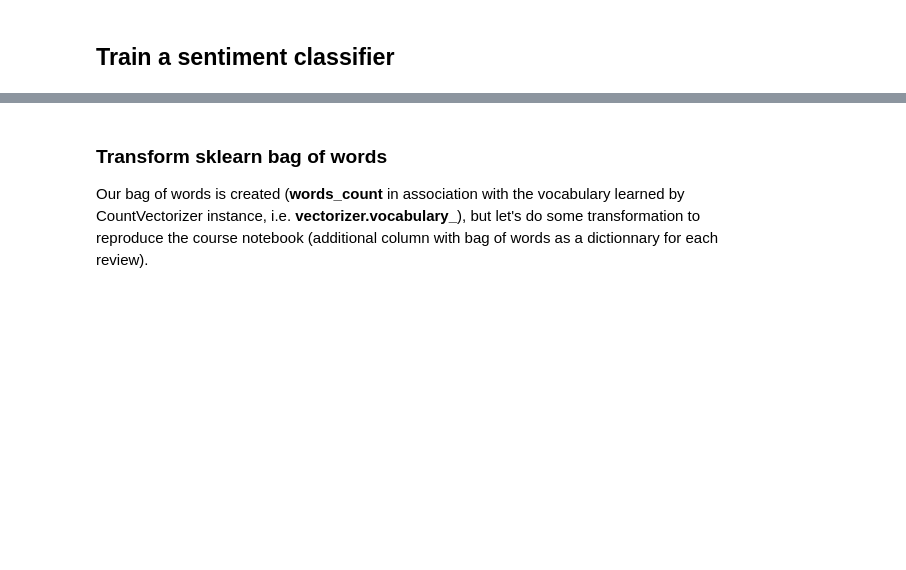
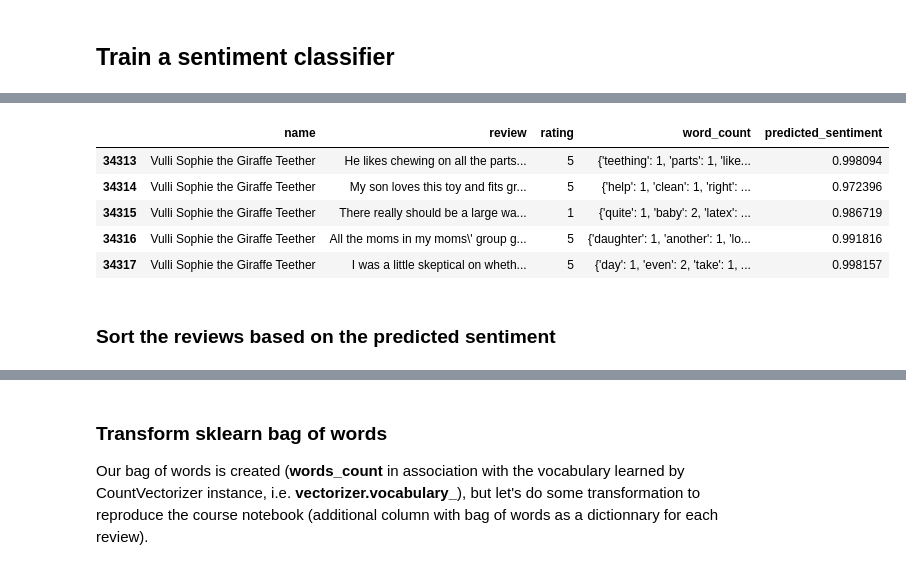
Before and after one commit to ddumet/coursera_machine_learning_foundations, a Jupyter notebook: analysing_sentiment.ipynb, the cells around one changed output, grey strips where cells are left out. Saved outputs shown, nothing was run; the diff lists cells and outputs as text; code cells hidden in the pictures; blank space fills up the shorter version.

```diff
--- a/analysing_sentiment.ipynb
+++ b/analysing_sentiment.ipynb
@@ -172,0 +252,15 @@ lr.score(X_test,y_test)
+# %%
+X_sophie = words_count[sophie.index]
+# %%
+sophie["predicted_sentiment"] = lr.predict_proba(X_sophie)[:,1]
+# %%
+sophie.head()
+# %% [output]
+|  | name | review | rating | word_count | predicted_sentiment |
+| 34313 | Vulli Sophie the Giraffe Teether | He likes chewing on all the parts... | 5 | {'teething': 1, 'parts': 1, 'like... | 0.998094 |
+| 34314 | Vulli Sophie the Giraffe Teether | My son loves this toy and fits gr... | 5 | {'help': 1, 'clean': 1, 'right': ... | 0.972396 |
+| 34315 | Vulli Sophie the Giraffe Teether | There really should be a large wa... | 1 | {'quite': 1, 'baby': 2, 'latex': ... | 0.986719 |
+| 34316 | Vulli Sophie the Giraffe Teether | All the moms in my moms\' group g... | 5 | {'daughter': 1, 'another': 1, 'lo... | 0.991816 |
+| 34317 | Vulli Sophie the Giraffe Teether | I was a little skeptical on wheth... | 5 | {'day': 1, 'even': 2, 'take': 1, ... | 0.998157 |
+# %% [markdown]
+### Sort the reviews based on the predicted sentiment
```
Also changed, not shown: parts of 45 cells of this notebook.
